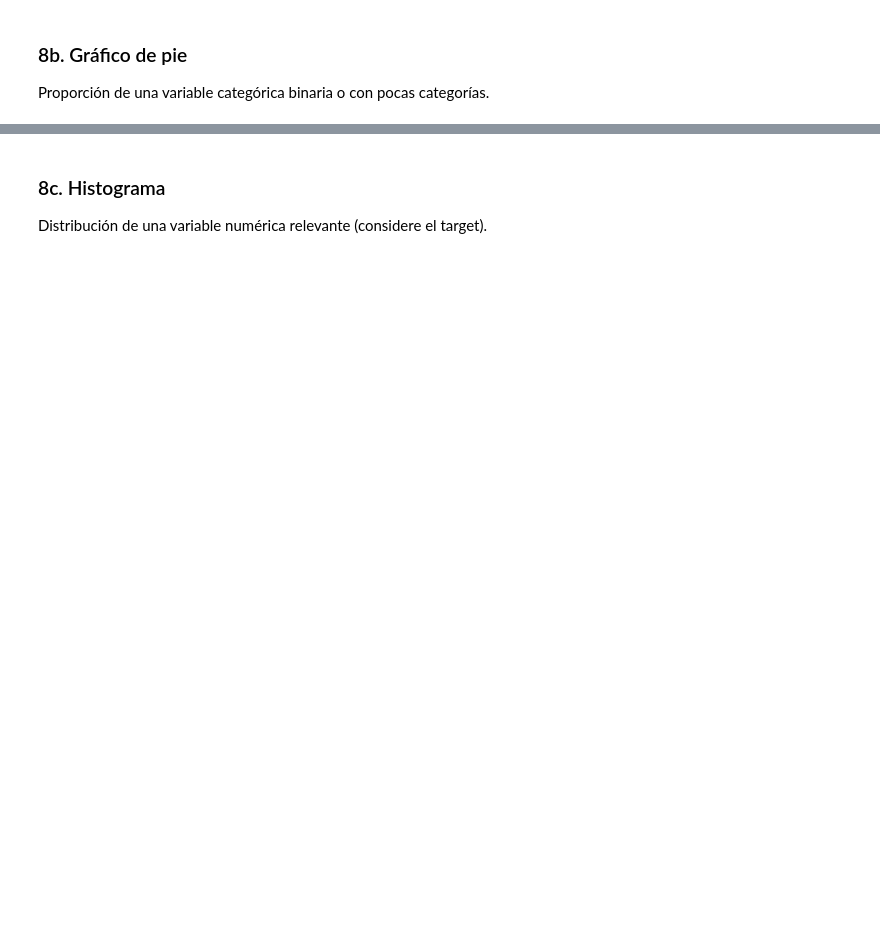
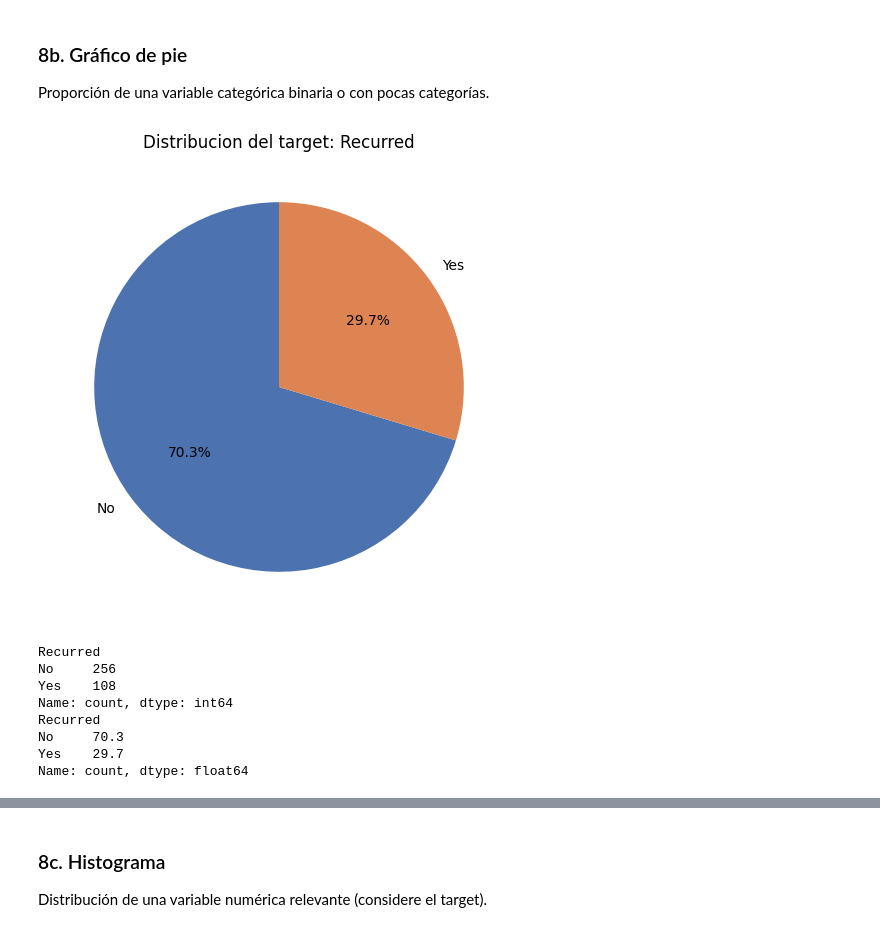
Before and after one commit to Jjes07/FundamentosML-Workshop2, a Jupyter notebook: Clasificación.ipynb, the cells around one changed output, grey strips where cells are left out. Cells and saved outputs as stored; diff of their text form; code cells hidden in the pictures; blank space fills up the shorter version.

```diff
--- a/Clasificación.ipynb
+++ b/Clasificación.ipynb
@@ -140,4 +454,24 @@ Distribución de una variable categórica relevante.
 ### 8b. Gráfico de pie
 
 Proporción de una variable categórica binaria o con pocas categorías.
+# %%
+# Distribución del target: Recurred
+plt.figure(figsize=(6,6))
+conteo = df['Recurred'].value_counts()
+plt.pie(conteo, labels=conteo.index, autopct='%1.1f%%', colors=['#4C72B0', '#DD8452'], startangle=90)
+plt.title('Distribucion del target: Recurred')
+plt.show()
+
+print(conteo)
+print((conteo / len(df) * 100).round(1))
+# %% [output]
+[figure, added]
+Recurred
+No     256
+Yes    108
+Name: count, dtype: int64
+Recurred
+No     70.3
+Yes    29.7
+Name: count, dtype: float64
 # %% [markdown]
```
Also changed, not shown: parts of 61 cells of this notebook.
